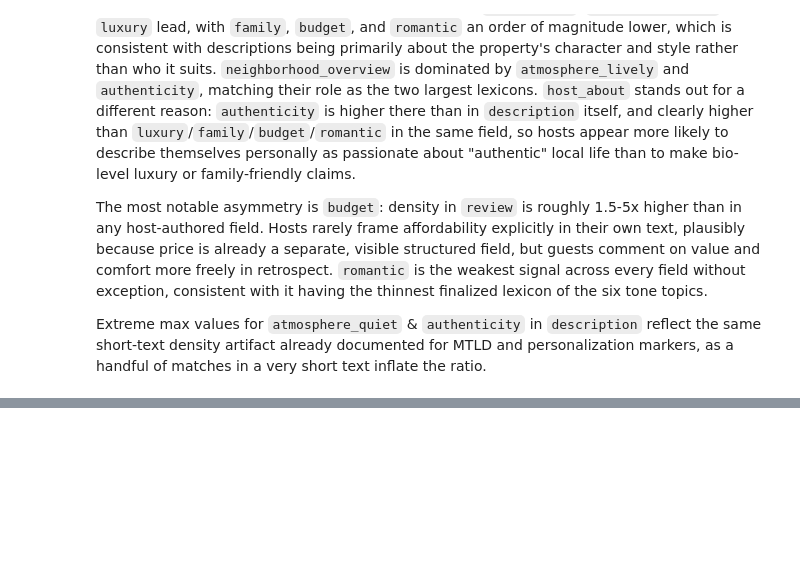
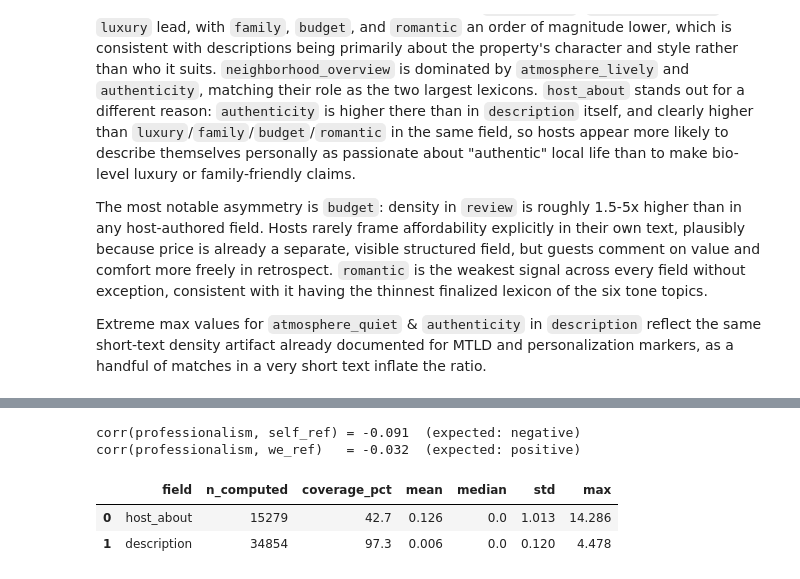
Before and after one commit to pln6/airbnb-market-segmentation-analysis, a Jupyter notebook: notebooks/02_feature_engineering.ipynb, the cells around one changed output, grey strips where cells are left out. Drawn from its saved outputs; the diff is of its cells as text; code cells hidden in the pictures; blank space fills up the shorter version.

```diff
--- a/notebooks/02_feature_engineering.ipynb
+++ b/notebooks/02_feature_engineering.ipynb
@@ -2769,0 +2976,33 @@ Extreme max values for `atmosphere_quiet` & `authenticity` in `description` refl
+# %%
+# independent cross-check against pronoun-based signal
+corr_self = listings_clean['host_about_professionalism_density'].corr(listings_clean['host_about_self_ref_density'])
+corr_we = listings_clean['host_about_professionalism_density'].corr(listings_clean['host_about_we_ref_density'])
+print(f"corr(professionalism, self_ref) = {corr_self:.3f}")
+print(f"corr(professionalism, we_ref)   = {corr_we:.3f}")
+# %% [output]
+corr(professionalism, self_ref) = -0.091  (expected: negative)
+corr(professionalism, we_ref)   = -0.032  (expected: positive)
+# %%
+# summary table
+prof_fields = ['host_about', 'description']
+n_total = len(listings_clean)
+
+summary_rows = []
+for field in prof_fields:
+    data = listings_clean[f'{field}_professionalism_density'].dropna()
+    summary_rows.append({
+        'field': field,
+        'n_computed': len(data),
+        'coverage_pct': round(len(data) / n_total * 100, 1),
+        'mean': round(data.mean(), 3) if len(data) else np.nan,
+        'median': round(data.median(), 3) if len(data) else np.nan,
+        'std': round(data.std(), 3) if len(data) else np.nan,
+        'max': round(data.max(), 3) if len(data) else np.nan,
+    })
+
+professionalism_summary = pd.DataFrame(summary_rows)
+display(professionalism_summary)
+# %% [output]
+|  | field | n_computed | coverage_pct | mean | median | std | max |
+| 0 | host_about | 15279 | 42.7 | 0.126 | 0.0 | 1.013 | 14.286 |
+| 1 | description | 34854 | 97.3 | 0.006 | 0.0 | 0.120 | 4.478 |
```
Also changed, not shown: parts of 17 cells of this notebook.
